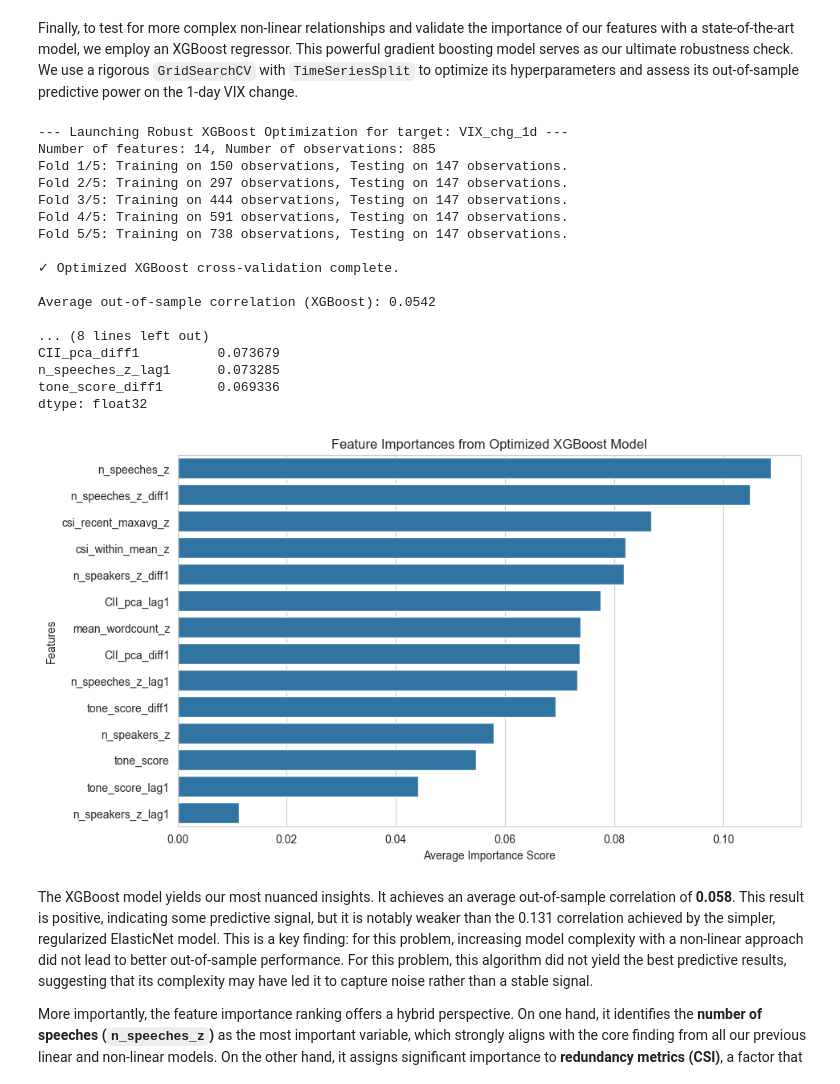
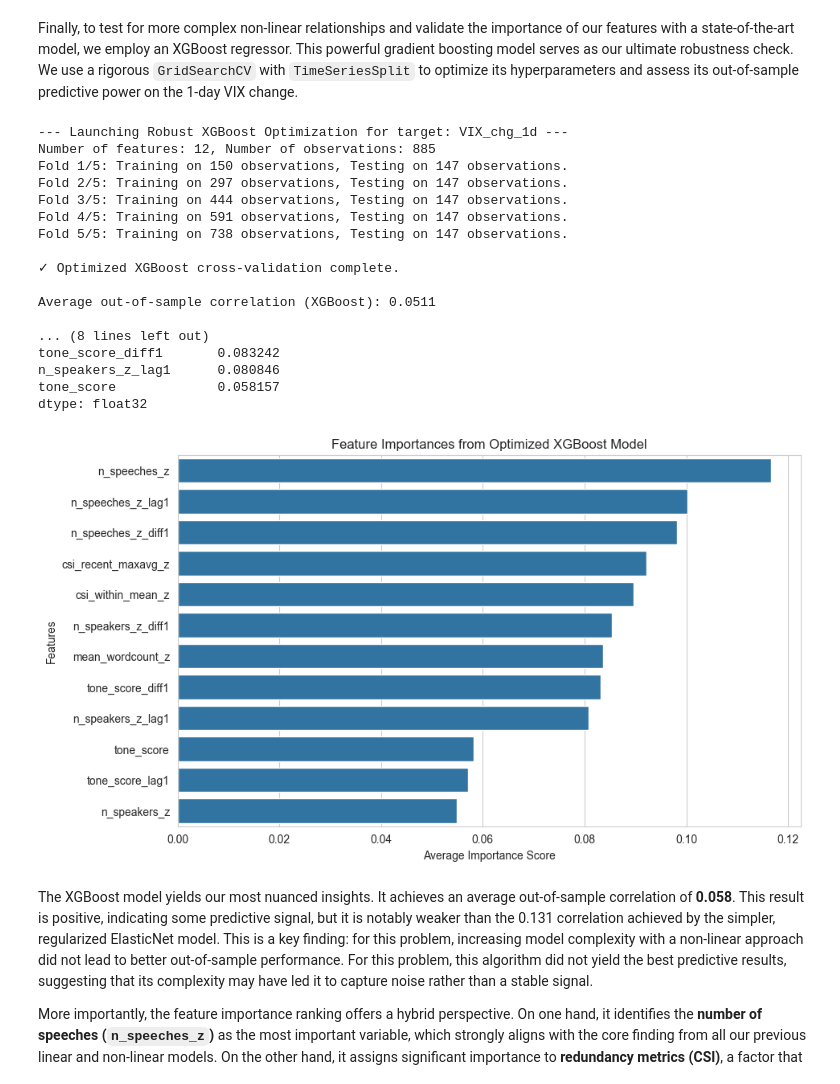
Before and after one commit to nonnen96/fed-communication-saturation, a Jupyter notebook: work_new_version .ipynb, the cells around one changed output. Drawn from its saved outputs; the diff is of its cells as text; code cells hidden in the pictures.

```diff
--- a/work_new_version .ipynb
+++ b/work_new_version .ipynb
@@ -1742,7 +1742,7 @@ original_features = [
 ]
 
 # Create dynamic features (lags and differences)
-features_to_engineer = ['n_speeches_z', 'n_speakers_z', 'tone_score', 'CII_pca']
+features_to_engineer = ['n_speeches_z', 'n_speakers_z', 'tone_score']
 
 for feature in features_to_engineer:
     if feature in df_xgb.columns:
@@ -1808,39 +1808,39 @@ print("\n✓ Optimized XGBoost cross-validation complete.")
 # Displaying results
 mean_corr_xgb = np.mean(xgb_correlations)
 print(f"\nAverage out-of-sample correlation (XGBoost): {mean_corr_xgb:.4f}")
 
 mean_importances_xgb = np.mean(xgb_importances, axis=0)
 importances_series_xgb = pd.Series(mean_importances_xgb, index=X.columns).sort_values(ascending=False)
 
 print("\n--- Average Feature Importances (XGBoost) ---")
 print(importances_series_xgb.head(10))
 
 # Visualization
 plt.figure(figsize=(10, 6))
 sns.barplot(x=importances_series_xgb, y=importances_series_xgb.index)
 plt.title("Feature Importances from Optimized XGBoost Model")
 plt.xlabel("Average Importance Score")
 plt.ylabel("Features")
 plt.show()
 # %% [output]
 --- Launching Robust XGBoost Optimization for target: VIX_chg_1d ---
-Number of features: 14, Number of observations: 885
+Number of features: 12, Number of observations: 885
 Fold 1/5: Training on 150 observations, Testing on 147 observations.
 Fold 2/5: Training on 297 observations, Testing on 147 observations.
 Fold 3/5: Training on 444 observations, Testing on 147 observations.
 Fold 4/5: Training on 591 observations, Testing on 147 observations.
 Fold 5/5: Training on 738 observations, Testing on 147 observations.
 
 ✓ Optimized XGBoost cross-validation complete.
 
-Average out-of-sample correlation (XGBoost): 0.0542
+Average out-of-sample correlation (XGBoost): 0.0511
 
 ... (8 lines left out)
-CII_pca_diff1          0.073679
-n_speeches_z_lag1      0.073285
-tone_score_diff1       0.069336
+tone_score_diff1       0.083242
+n_speakers_z_lag1      0.080846
+tone_score             0.058157
 dtype: float32
-[figure, old version]
+[figure, new version]
 # %% [markdown]
 The XGBoost model yields our most nuanced insights. It achieves an average out-of-sample correlation of **0.058**. This result is positive, indicating some predictive signal, but it is notably weaker than the 0.131 correlation achieved by the simpler, regularized ElasticNet model. This is a key finding: for this problem, increasing model complexity with a non-linear approach did not lead to better out-of-sample performance.
 For this problem, this algorithm did not yield the best predictive results, suggesting that its complexity may have led it to capture noise rather than a stable signal.
```
